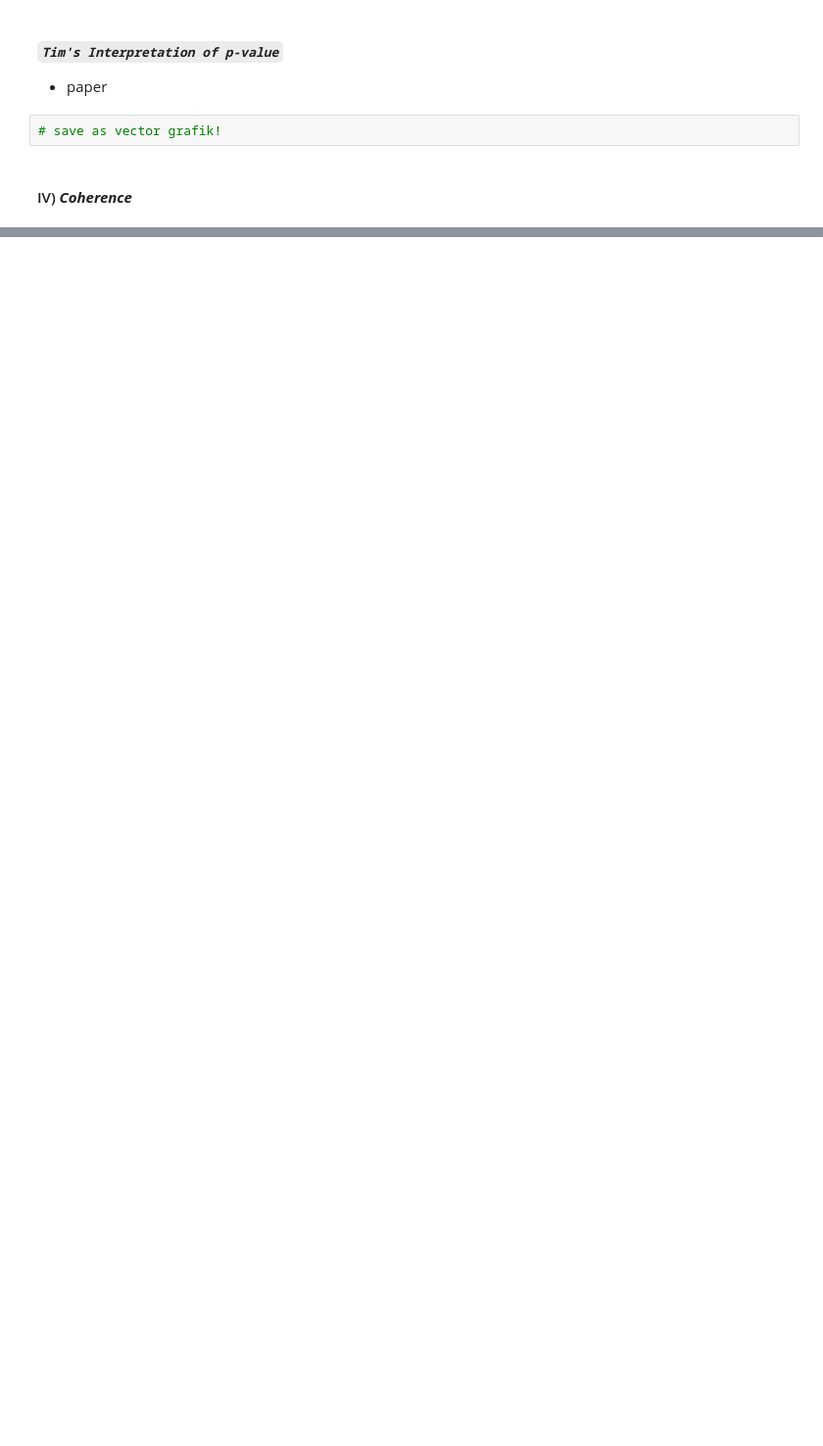
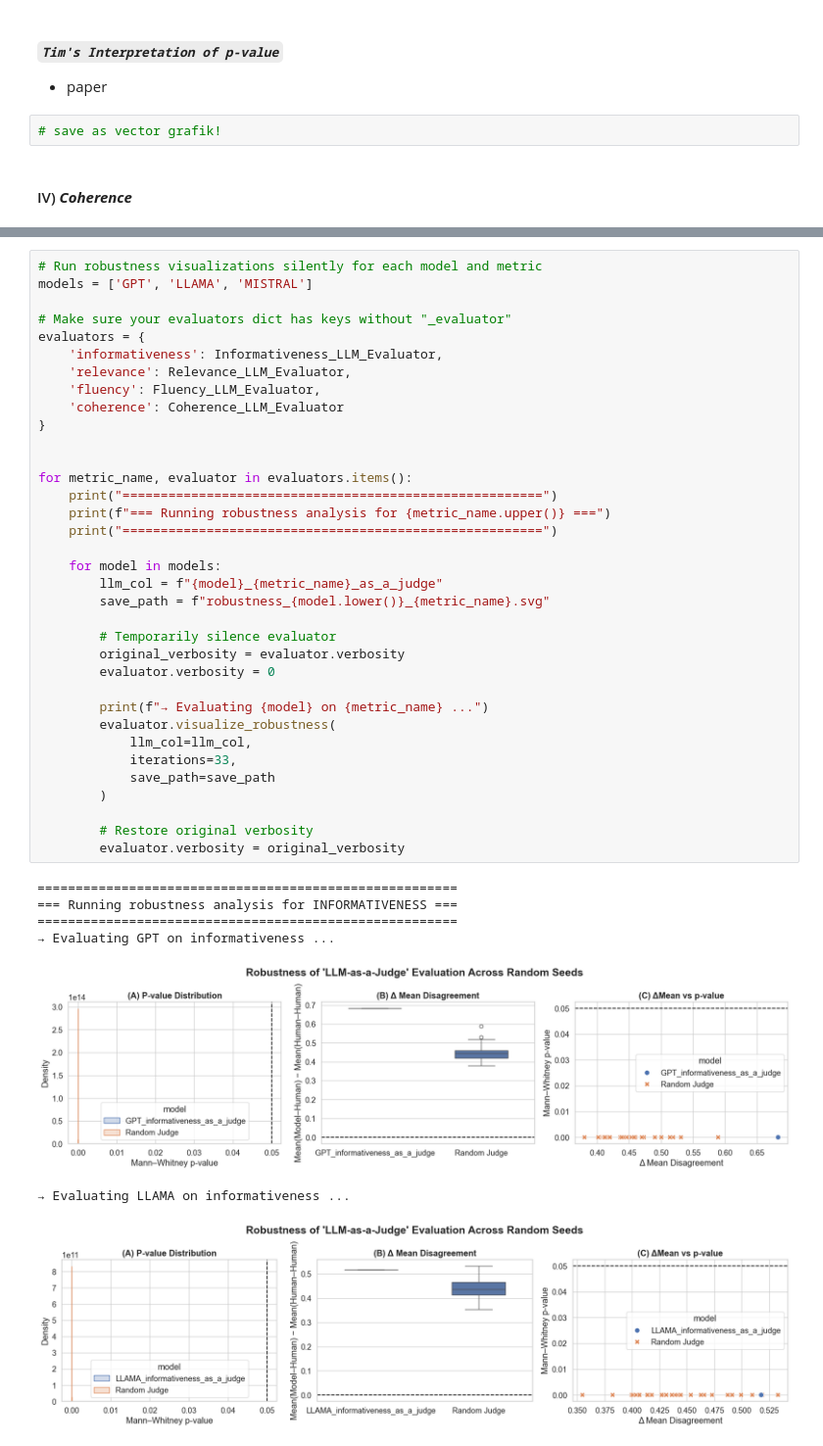
Before and after one commit to Ocean-code-1995/llm-judge-good-enough, a Jupyter notebook: newsroom/src/analysis.ipynb, the cells around one changed output, grey strips where cells are left out. Shown at 98% size. Drawn from its saved outputs; the diff is of its cells as text; blank space fills up the shorter version.

```diff
--- a/newsroom/src/analysis.ipynb
+++ b/newsroom/src/analysis.ipynb
@@ -462,0 +469,43 @@ Coherence_LLM_Evaluator.plot_model_vs_human_grid(
+# %%
+# Run robustness visualizations silently for each model and metric
+models = ['GPT', 'LLAMA', 'MISTRAL']
+
+# Make sure your evaluators dict has keys without "_evaluator"
+evaluators = {
+    'informativeness': Informativeness_LLM_Evaluator,
+    'relevance': Relevance_LLM_Evaluator,
+    'fluency': Fluency_LLM_Evaluator,
+    'coherence': Coherence_LLM_Evaluator
+}
+
+
+for metric_name, evaluator in evaluators.items():
+    print("=======================================================")
+    print(f"=== Running robustness analysis for {metric_name.upper()} ===")
+    print("=======================================================")
+
+    for model in models:
+        llm_col = f"{model}_{metric_name}_as_a_judge"
+        save_path = f"robustness_{model.lower()}_{metric_name}.svg"
+
+        # Temporarily silence evaluator
+        original_verbosity = evaluator.verbosity
+        evaluator.verbosity = 0
+
+        print(f"→ Evaluating {model} on {metric_name} ...")
+        evaluator.visualize_robustness(
+            llm_col=llm_col,
+            iterations=33,
+            save_path=save_path
+        )
+
+        # Restore original verbosity
+        evaluator.verbosity = original_verbosity
+# %% [output]
+=======================================================
+=== Running robustness analysis for INFORMATIVENESS ===
+=======================================================
+→ Evaluating GPT on informativeness ...
+[figure, added]
+→ Evaluating LLAMA on informativeness ...
+[figure, added]
```
Also changed, not shown: parts of 8 cells of this notebook, 3 other files.
